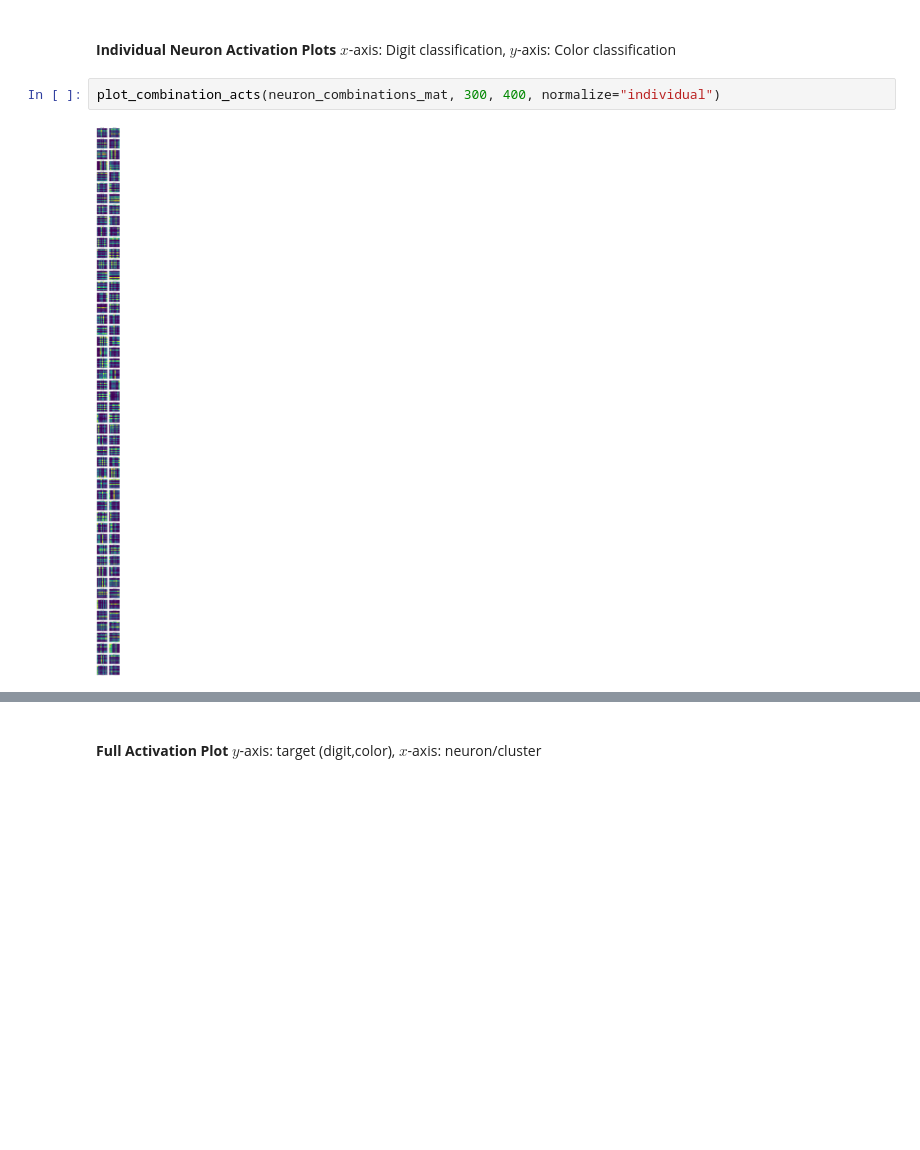
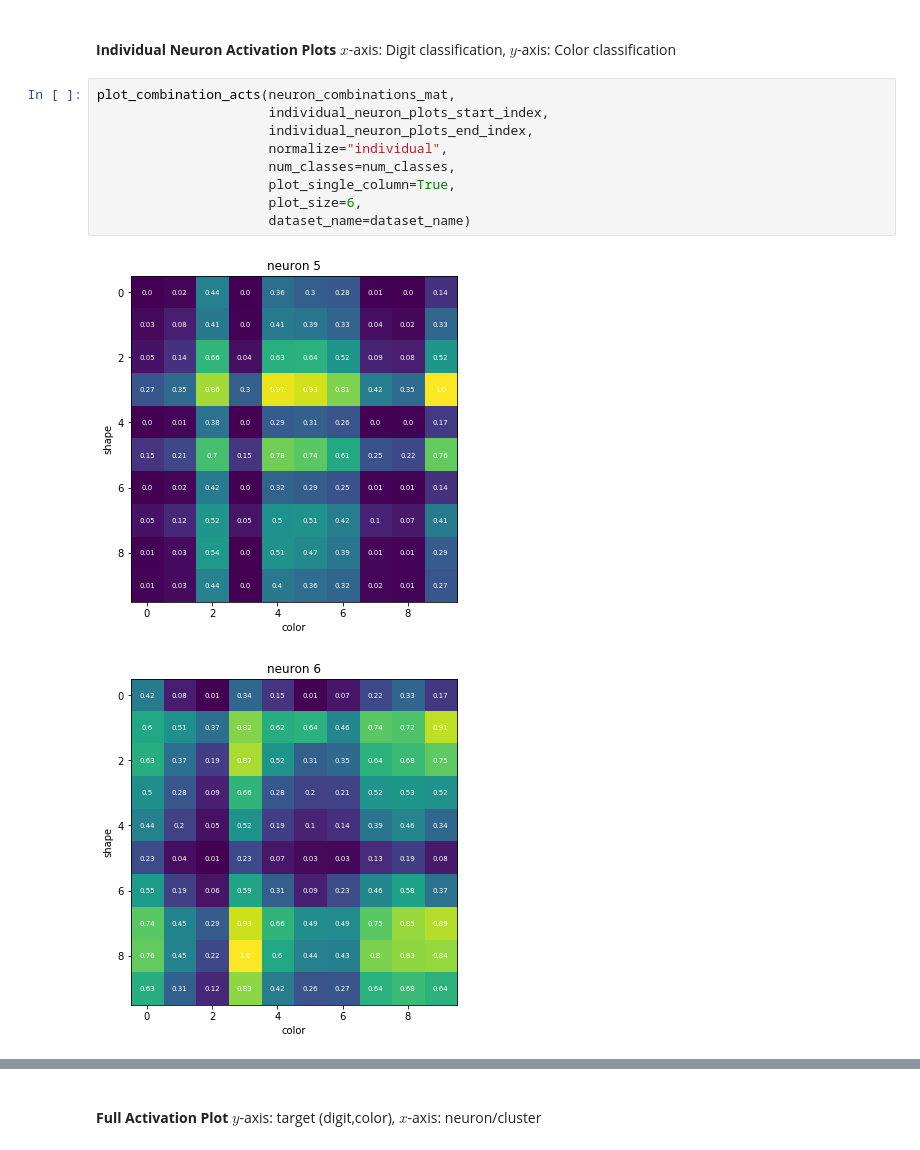
Before and after one commit to tim-henry/experiment-framework, a Jupyter notebook: util/activation_plots.ipynb, the cells around one changed output, grey strips where cells are left out. Saved outputs shown, nothing was run; the diff lists cells and outputs as text; blank space fills up the shorter version.

```diff
--- a/util/activation_plots.ipynb
+++ b/util/activation_plots.ipynb
@@ -120,6 +125,14 @@ normalized_acts_mat = acts_mat / np.max(acts_mat,axis=0)
 # %% [markdown]
 <br><b>Individual Neuron Activation Plots</b> $x$-axis: Digit classification, $y$-axis: Color classification
-# %%
-plot_combination_acts(neuron_combinations_mat, 300, 400, normalize="individual")
-# %% [output]
-[figure, removed]
+# %%
+plot_combination_acts(neuron_combinations_mat,
+                      individual_neuron_plots_start_index,
+                      individual_neuron_plots_end_index,
+                      normalize="individual",
+                      num_classes=num_classes,
+                      plot_single_column=True,
+                      plot_size=6,
+                      dataset_name=dataset_name)
+# %% [output]
+[figure, added]
+[figure, added]
```
Also changed, not shown: parts of 22 cells of this notebook, 4 other files.
